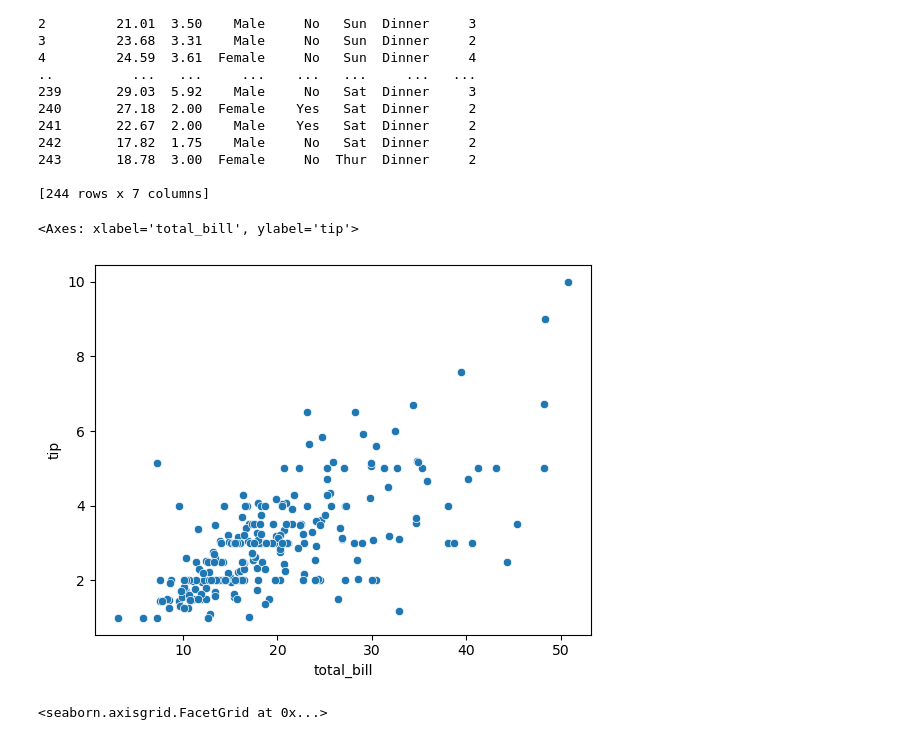
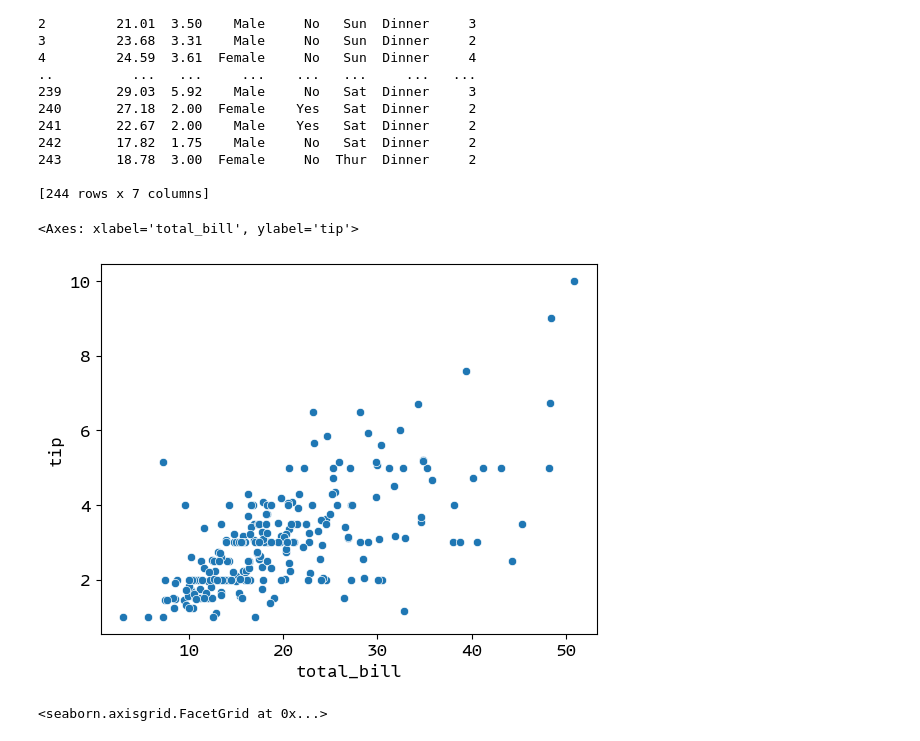
Before and after one commit to karkiayush/seaborn, a Jupyter notebook: relational_plots/scatter_plots/scatter_plots.ipynb, the cells around one changed output. Saved outputs shown, nothing was run; the diff lists cells and outputs as text; code cells hidden in the pictures.

```diff
--- a/relational_plots/scatter_plots/scatter_plots.ipynb
+++ b/relational_plots/scatter_plots/scatter_plots.ipynb
@@ -25,12 +25,14 @@ print(tips)
 [244 rows x 7 columns]
 # %%
 # Here we are plotting scatter plots taking total bills and tip in x and y axis
+plt.rcParams["font.family"] = "Monolisa Trial"
+plt.rcParams["font.size"] = 12
 sns.scatterplot(data=tips, x="total_bill", y="tip")
 
 # This scatterplot is an axes level function
 # %% [output]
 <Axes: xlabel='total_bill', ylabel='tip'>
-[figure, old version]
+[figure, new version]
 # %%
 # For the figure level scatter plot function
 sns.relplot(data=tips, x="total_bill", y="tip", kind="scatter")
```
Also changed, not shown: parts of 1 cell of this notebook, 1 other file.
